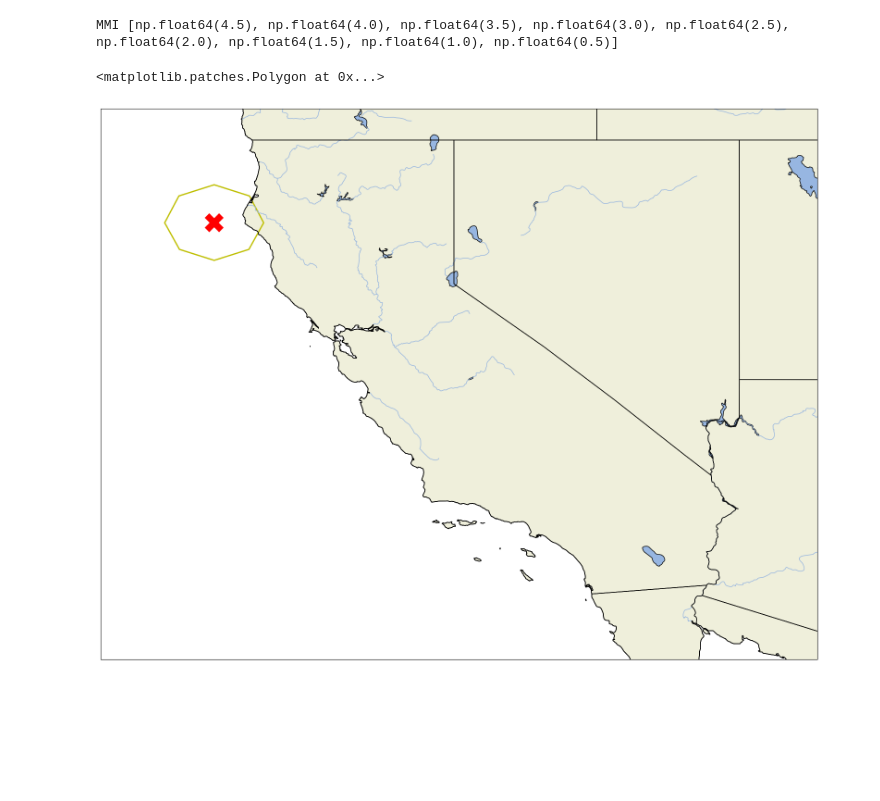
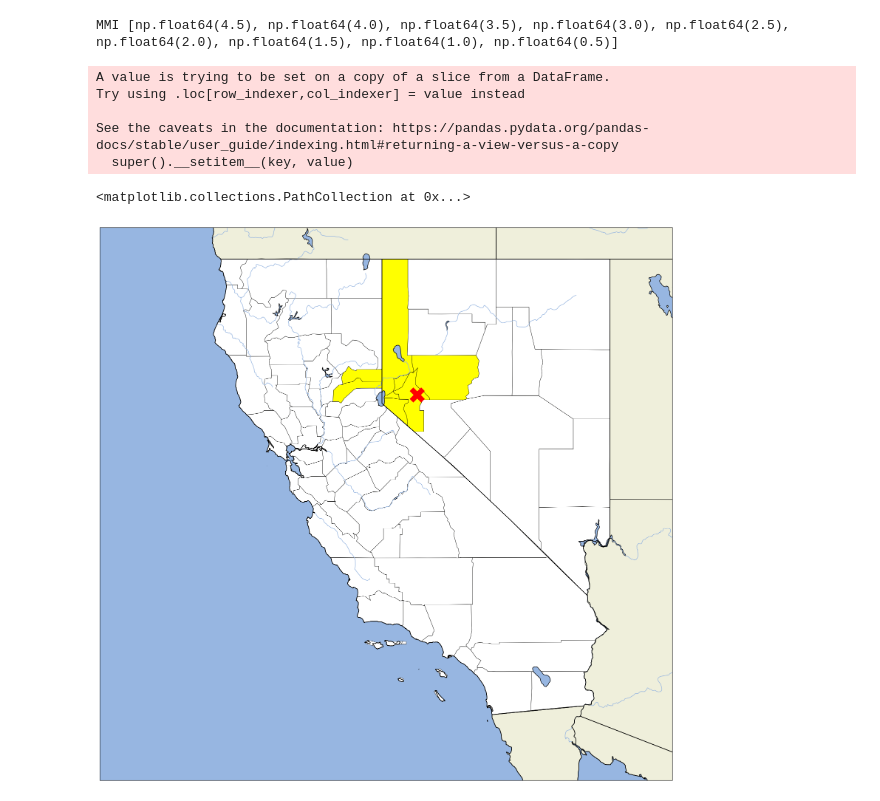
Before and after one commit to yair-franco/cal_eew_sim, a Jupyter notebook: usgs_api.ipynb, the cells around one changed output. Cells and saved outputs as stored; diff of their text form; code cells hidden in the pictures; blank space fills up the shorter version.

```diff
--- a/usgs_api.ipynb
+++ b/usgs_api.ipynb
@@ -142,25 +127,43 @@ print(f'MMI {[mmi for mmi in target_mmis]}')
 MMI [np.float64(4.5), np.float64(4.0), np.float64(3.5), np.float64(3.0), np.float64(2.5), np.float64(2.0), np.float64(1.5), np.float64(1.0), np.float64(0.5)]
 # %%
 epix, epiy = eew_data['alerts'][['id']=='maxMAlertCollection']['features'][['id']=='Epicenter']['geometry']['coordinates']
+# %%
+gdf = gpd.read_file('./cb_2018_us_county_20m/cb_2018_us_county_20m.shp')
+gdf["STATEFP"] = gdf["STATEFP"].astype(str).str.zfill(2)
+
+calnev_counties = gdf[(gdf["STATEFP"] == "06") | (gdf["STATEFP"] == "32")]
 # %%
 fig, axi = plt.subplots(1,1,figsize=(20,20), subplot_kw={'projection': ccrs.PlateCarree()})
+
+warn_counties = ["Nevada", "Sierra", "Washoe", "Carson City", "Storey", "Churchill", "Lyon", "Douglas"]
+
+calnev_counties['warn'] = calnev_counties['NAME'].isin(warn_counties)
+colors = calnev_counties['warn'].map({True: 'yellow', False: 'white'})
+
+calnev_counties.plot(ax=axi,color=colors,edgecolor='black',linewidth=0.5)
 
 axi.set_extent(lims)
 
 axi.add_feature(cfeature.COASTLINE)
 axi.add_feature(cfeature.BORDERS, linestyle=':')
 axi.add_feature(cfeature.LAND, edgecolor='black')
 axi.add_feature(cfeature.LAKES, edgecolor='black')
 axi.add_feature(cfeature.RIVERS)
 axi.add_feature(cfeature.STATES)
+axi.add_feature(cfeature.OCEAN)
 
 axi.scatter(epix,epiy,c='r',marker='x',linewidths=10,s=500)
 
-eew_poly = Polygon(verts,fill=False,edgecolor='y',linewidth=2)
-axi.add_patch(eew_poly)
+# eew_poly = Polygon(verts,fill=False,edgecolor='y',linewidth=2)
+# axi.add_patch(eew_poly)
 # %% [output]
-<matplotlib.patches.Polygon at 0x...>
+A value is trying to be set on a copy of a slice from a DataFrame.
+Try using .loc[row_indexer,col_indexer] = value instead
+
+See the caveats in the documentation: https://pandas.pydata.org/pandas-docs/stable/user_guide/indexing.html#returning-a-view-versus-a-copy
+  super().__setitem__(key, value)
+<matplotlib.collections.PathCollection at 0x...>
-[figure, old version]
+[figure, new version]
 # %%
 eew_url
 # %% [output]
```
Also changed, not shown: parts of 6 cells of this notebook, 10 other files.
